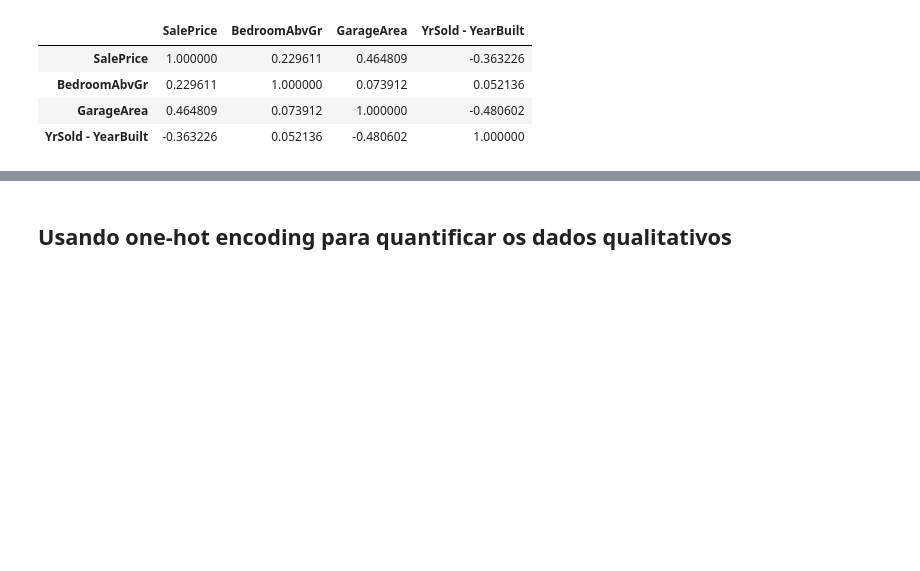
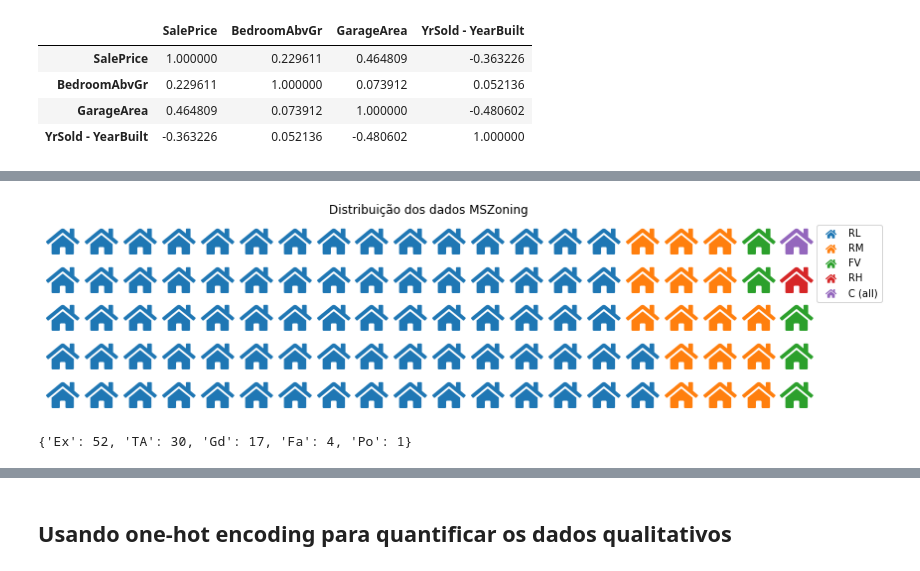
Before and after one commit to fabioheiji/mqaa, a Jupyter notebook: Analises_Descritivas.ipynb, the cells around one changed output, grey strips where cells are left out. Drawn from its saved outputs; the diff is of its cells as text; code cells hidden in the pictures; blank space fills up the shorter version.

```diff
--- a/Analises_Descritivas.ipynb
+++ b/Analises_Descritivas.ipynb
@@ -49,0 +54,2 @@ Name: HeatingQC, dtype: int64
+# %%
+valores_grafico = (base['MSZoning'].value_counts()/base['MSZoning'].shape[0]*100).apply(lambda x: math.ceil(x)).to_dict()
@@ -49,0 +60,19 @@ Name: HeatingQC, dtype: int64
+# %%
+# compensar para o gráfico ficar mais bonito
+valores_grafico['RL']=valores_grafico['RL']-1
+# %%
+fig = plt.figure(
+    FigureClass=Waffle,
+    rows=5,
+    values=valores_grafico,
+    cmap_name="tab10",
+    legend={'loc': 'upper left', 'bbox_to_anchor': (1, 1)},
+    icons='home',
+    font_size=30,
+    icon_legend=True,
+    figsize=(12, 8)
+)
+plt.title('Distribuição dos dados MSZoning')
+plt.show()
+# %% [output]
+[figure, added]
@@ -49,0 +81,4 @@ Name: HeatingQC, dtype: int64
+# %%
+valores_grafico2
+# %% [output]
+{'Ex': 52, 'TA': 30, 'Gd': 17, 'Fa': 4, 'Po': 1}
```
Also changed, not shown: parts of 10 cells of this notebook.
